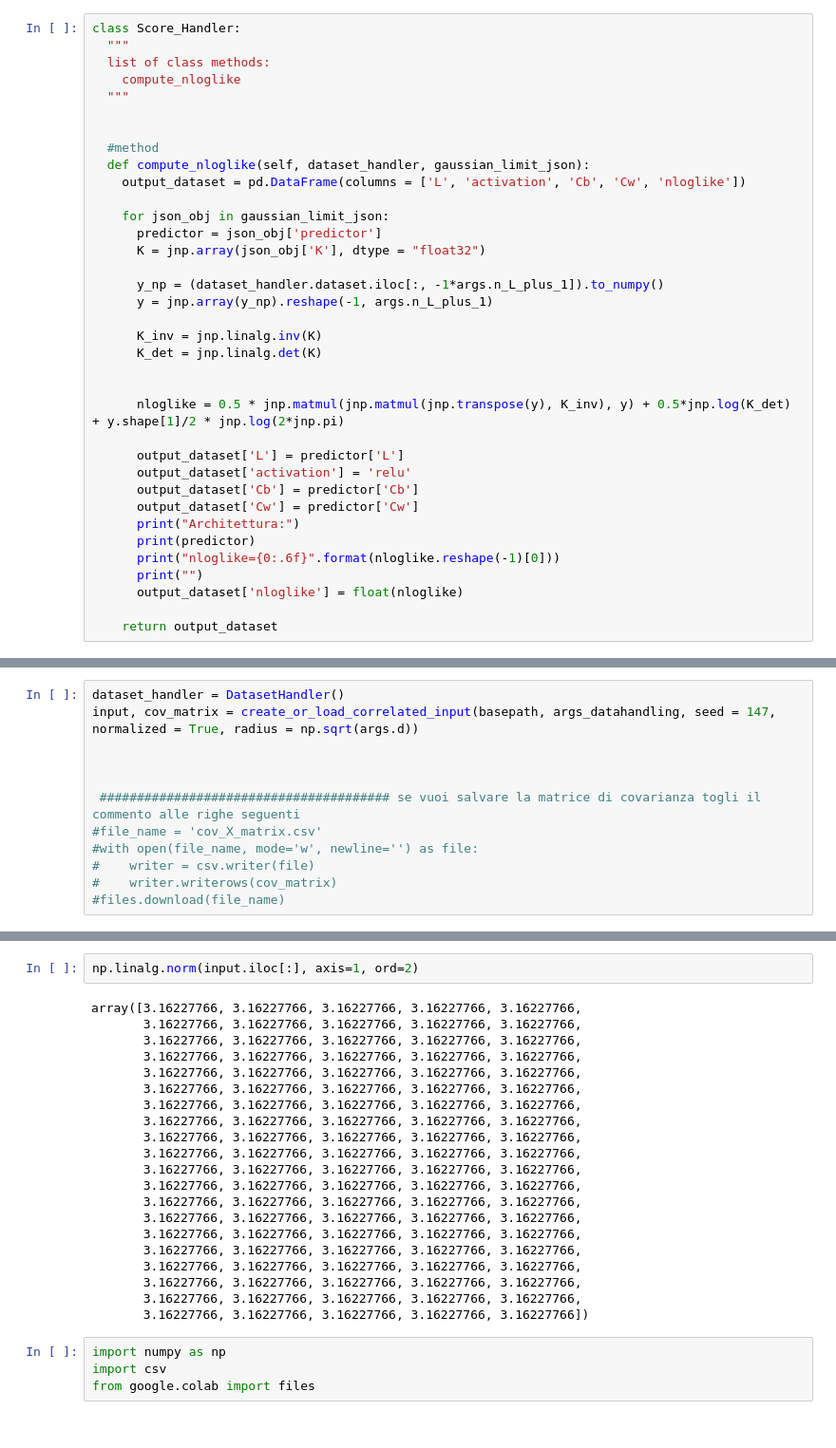
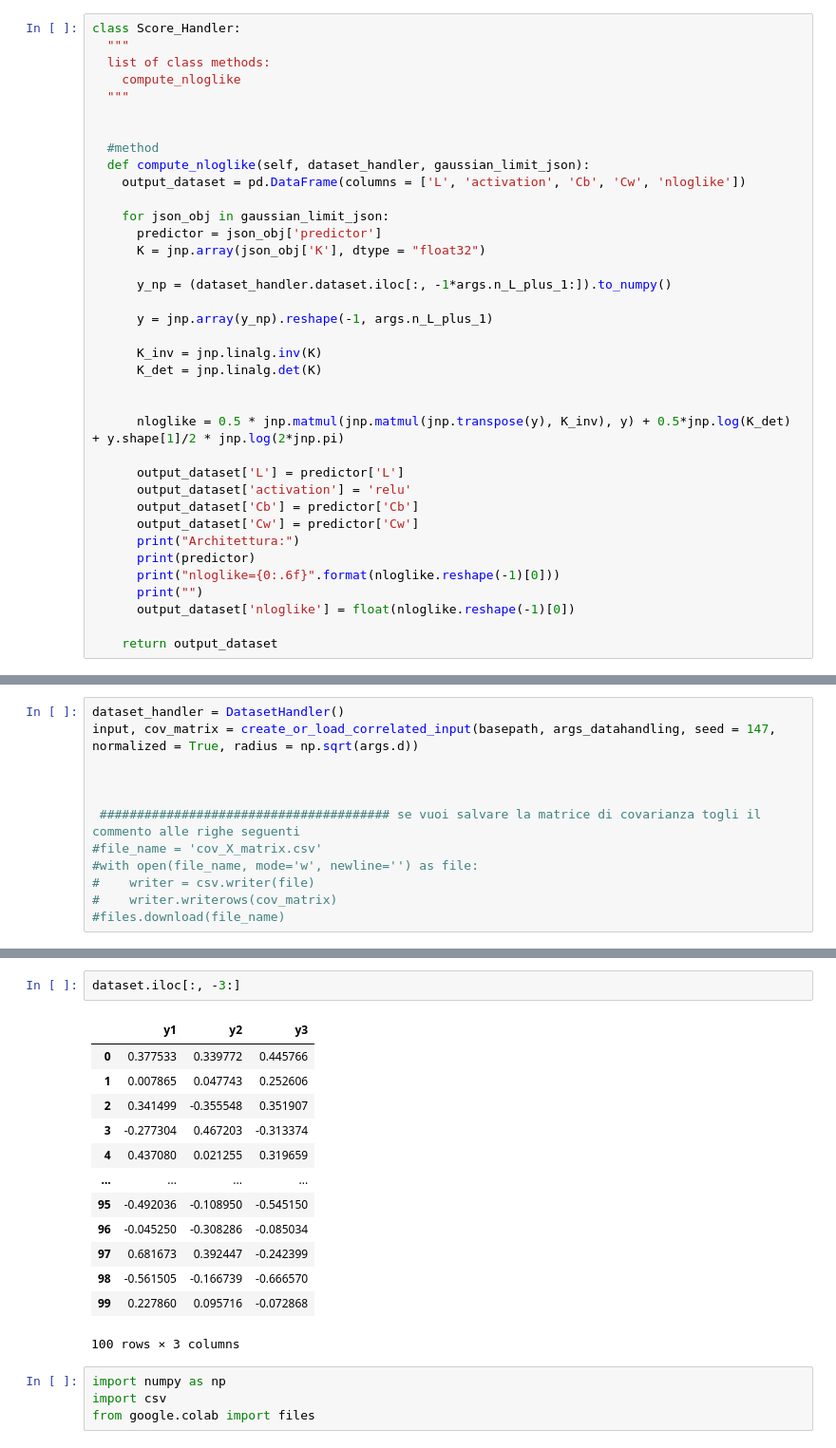
Before and after one commit to FabianoVeglianti/Architecture_Selection_Using_Infinite_Width_Limit_Neural_Network, a Jupyter notebook: simulazioni_2.ipynb, the cells around one changed output, grey strips where cells are left out. Shown at 95% size. Saved outputs shown, nothing was run; the diff lists cells and outputs as text.

```diff
--- a/simulazioni_2.ipynb
+++ b/simulazioni_2.ipynb
@@ -754,7 +755,8 @@ class Score_Handler:
       predictor = json_obj['predictor']
       K = jnp.array(json_obj['K'], dtype = "float32")
 
-      y_np = (dataset_handler.dataset.iloc[:, -1*args.n_L_plus_1]).to_numpy()
+      y_np = (dataset_handler.dataset.iloc[:, -1*args.n_L_plus_1:]).to_numpy()
+
       y = jnp.array(y_np).reshape(-1, args.n_L_plus_1)
 
       K_inv = jnp.linalg.inv(K)
@@ -771,7 +773,7 @@ class Score_Handler:
       print(predictor)
       print("nloglike={0:.6f}".format(nloglike.reshape(-1)[0]))
       print("")
-      output_dataset['nloglike'] = float(nloglike)
+      output_dataset['nloglike'] = float(nloglike.reshape(-1)[0])
 
     return output_dataset
 # %% [markdown]
@@ -1255,27 +1240,20 @@ nloglike=-inf
 [figure]
-# %%
-np.linalg.norm(input.iloc[:], axis=1, ord=2)
-# %% [output]
-array([3.16227766, 3.16227766, 3.16227766, 3.16227766, 3.16227766,
-       3.16227766, 3.16227766, 3.16227766, 3.16227766, 3.16227766,
-       3.16227766, 3.16227766, 3.16227766, 3.16227766, 3.16227766,
-       3.16227766, 3.16227766, 3.16227766, 3.16227766, 3.16227766,
-       3.16227766, 3.16227766, 3.16227766, 3.16227766, 3.16227766,
-       3.16227766, 3.16227766, 3.16227766, 3.16227766, 3.16227766,
-       3.16227766, 3.16227766, 3.16227766, 3.16227766, 3.16227766,
-       3.16227766, 3.16227766, 3.16227766, 3.16227766, 3.16227766,
-       3.16227766, 3.16227766, 3.16227766, 3.16227766, 3.16227766,
-       3.16227766, 3.16227766, 3.16227766, 3.16227766, 3.16227766,
-       3.16227766, 3.16227766, 3.16227766, 3.16227766, 3.16227766,
-       3.16227766, 3.16227766, 3.16227766, 3.16227766, 3.16227766,
-       3.16227766, 3.16227766, 3.16227766, 3.16227766, 3.16227766,
-       3.16227766, 3.16227766, 3.16227766, 3.16227766, 3.16227766,
-       3.16227766, 3.16227766, 3.16227766, 3.16227766, 3.16227766,
-       3.16227766, 3.16227766, 3.16227766, 3.16227766, 3.16227766,
-       3.16227766, 3.16227766, 3.16227766, 3.16227766, 3.16227766,
-       3.16227766, 3.16227766, 3.16227766, 3.16227766, 3.16227766,
-       3.16227766, 3.16227766, 3.16227766, 3.16227766, 3.16227766,
-       3.16227766, 3.16227766, 3.16227766, 3.16227766, 3.16227766])
+# %%
+dataset.iloc[:, -3:]
+# %% [output]
+|  | y1 | y2 | y3 |
+| 0 | 0.377533 | 0.339772 | 0.445766 |
+| 1 | 0.007865 | 0.047743 | 0.252606 |
+| 2 | 0.341499 | -0.355548 | 0.351907 |
+| 3 | -0.277304 | 0.467203 | -0.313374 |
+| 4 | 0.437080 | 0.021255 | 0.319659 |
+| ... | ... | ... | ... |
+| 95 | -0.492036 | -0.108950 | -0.545150 |
+| 96 | -0.045250 | -0.308286 | -0.085034 |
+| 97 | 0.681673 | 0.392447 | -0.242399 |
+| 98 | -0.561505 | -0.166739 | -0.666570 |
+| 99 | 0.227860 | 0.095716 | -0.072868 |
+100 rows × 3 columns
 # %%
 import numpy as np
 import csv
```
Also changed, not shown: parts of 7 cells of this notebook.
